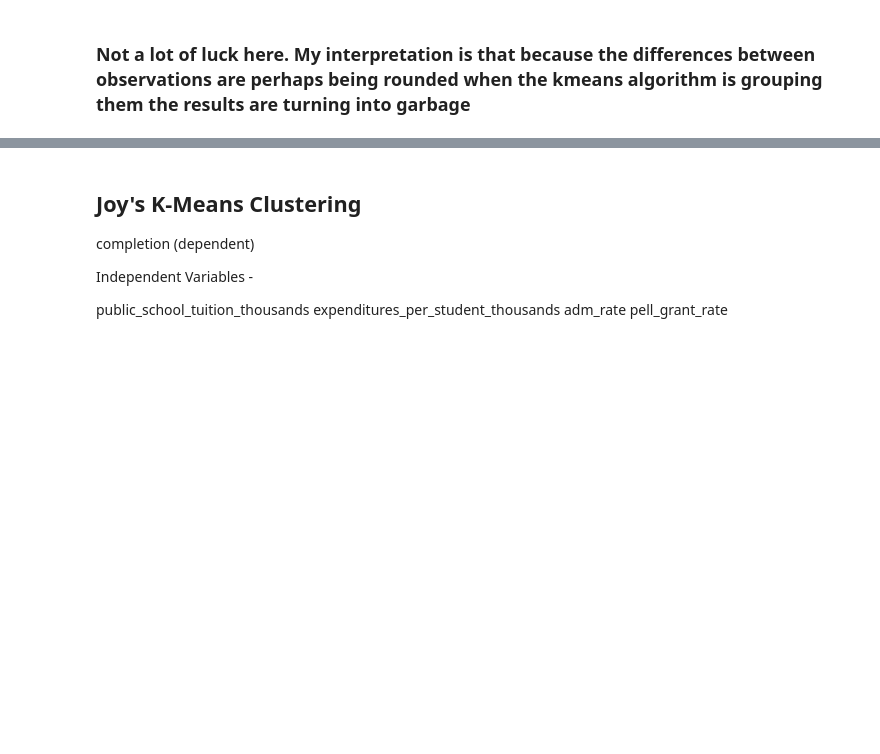
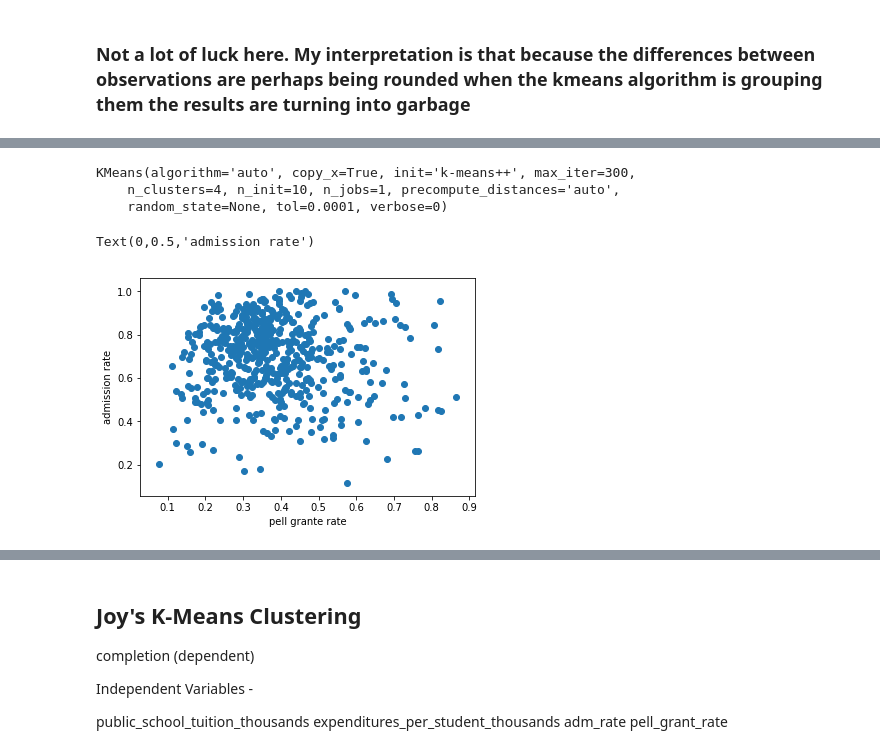
Before and after one commit to ibooth1/Group-Project, a Jupyter notebook: Group Project.ipynb, the cells around one changed output, grey strips where cells are left out. Cells and saved outputs as stored; diff of their text form; code cells hidden in the pictures; blank space fills up the shorter version.

Commit message:
Fixing Isaac's K-means

```diff
--- a/Group Project.ipynb
+++ b/Group Project.ipynb
@@ -538,0 +514,16 @@ Text(0,0.5,'completion')
+# %%
+dfpelladm = df[["pell_grant_rate", "adm_rate"]]
+
+pelladm = KMeans(n_clusters = 4)
+pelladm.fit(dfpelladm)
+# %% [output]
+KMeans(algorithm='auto', copy_x=True, init='k-means++', max_iter=300,
+    n_clusters=4, n_init=10, n_jobs=1, precompute_distances='auto',
+    random_state=None, tol=0.0001, verbose=0)
+# %%
+plt.scatter(df["pell_grant_rate"], df['adm_rate'])
+plt.xlabel('pell grante rate')
+plt.ylabel('admission rate')
+# %% [output]
+Text(0,0.5,'admission rate')
+[figure, added]
```
Also changed, not shown: parts of 14 cells of this notebook.
